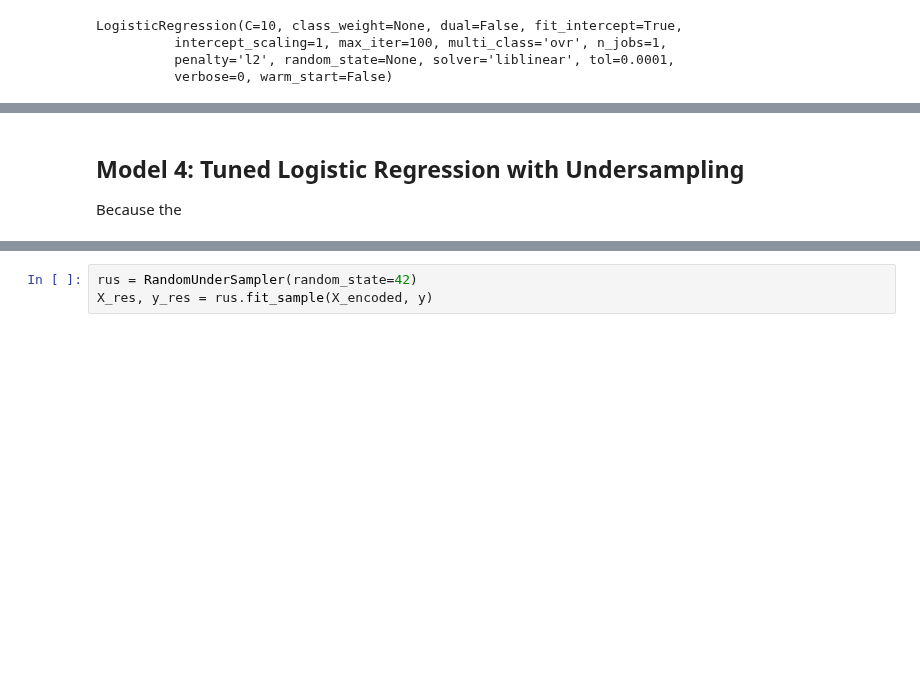
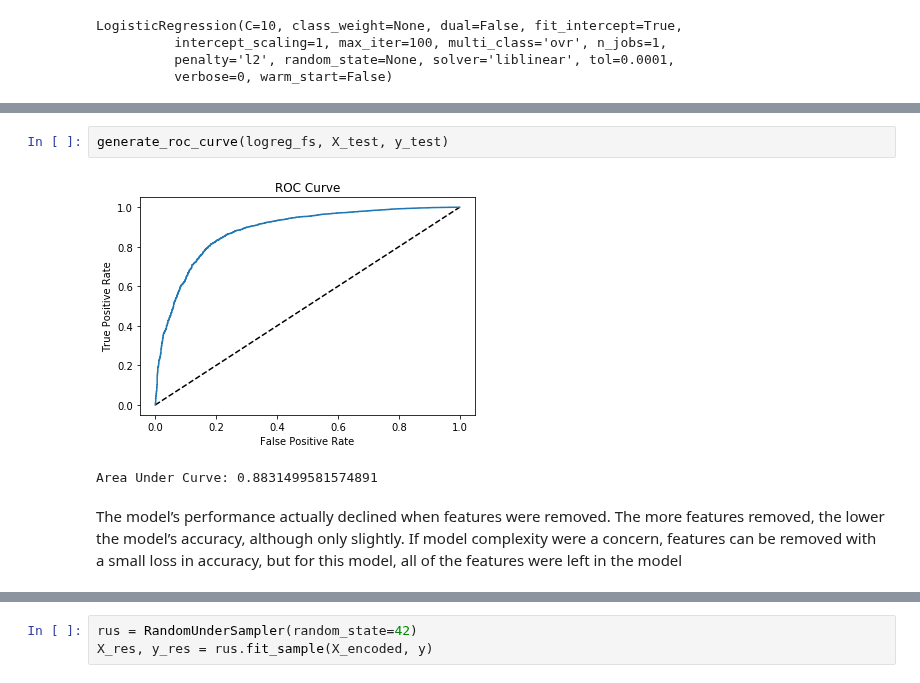
Before and after one commit to kellywong1314/Analytics-and-Machine-Learning, a Jupyter notebook: Capstone 1 - American Housing Satisfaction/Logistic Regression for Housing Satisfaction-Copy1.ipynb, the cells around one changed output, grey strips where cells are left out. Saved outputs shown, nothing was run; the diff lists cells and outputs as text; blank space fills up the shorter version.

Commit message:
added markdown cells, comments, and ran model 5

```diff
--- a/Capstone 1 - American Housing Satisfaction/Logistic Regression for Housing Satisfaction-Copy1.ipynb
+++ b/Capstone 1 - American Housing Satisfaction/Logistic Regression for Housing Satisfaction-Copy1.ipynb
@@ -397,4 +405,7 @@ Accuracy Score: 0.93
-# %% [markdown]
-## Model 4: Tuned Logistic Regression with Undersampling
-
-Because the
+# %%
+generate_roc_curve(logreg_fs, X_test, y_test)
+# %% [output]
+[figure, added]
+Area Under Curve: 0.8831499581574891
+# %% [markdown]
+The model’s performance actually declined when features were removed. The more features removed, the lower the model’s accuracy, although only slightly. If model complexity were a concern, features can be removed with a small loss in accuracy, but for this model, all of the features were left in the model
```
Also changed, not shown: parts of 29 cells of this notebook.
